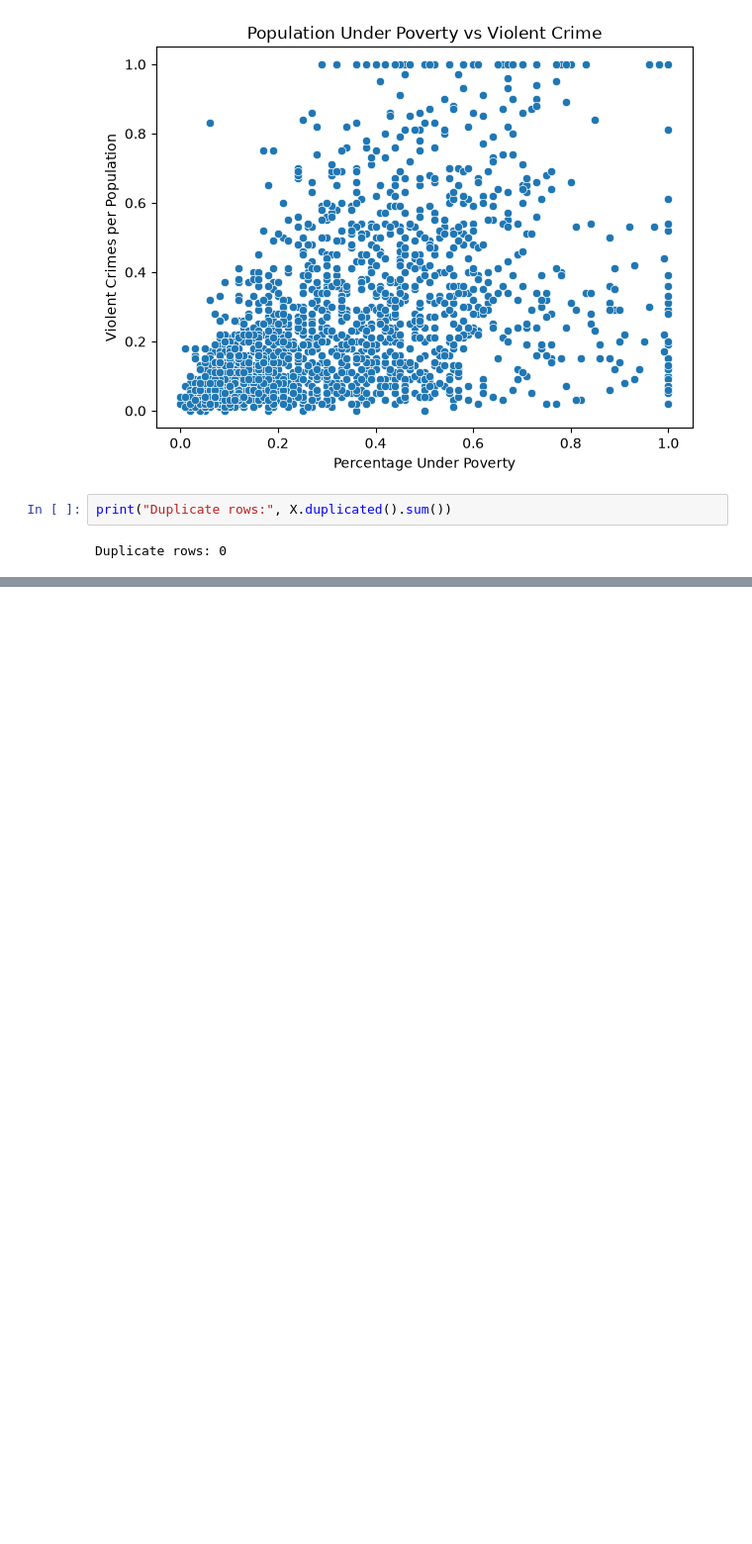
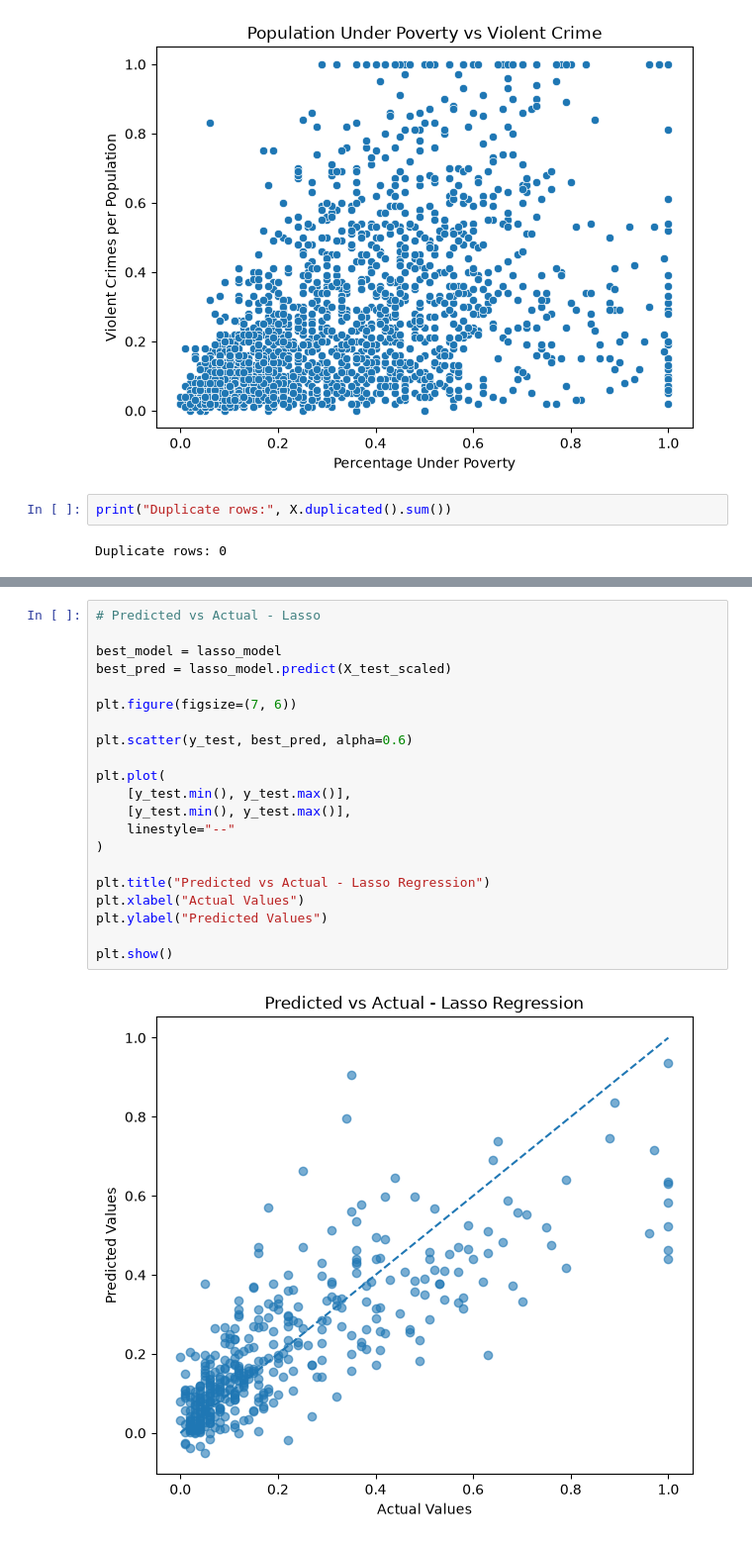
Before and after one commit to swethambariv7/UCI_HeartDisease_and_CommunitiesAndCrime, a Jupyter notebook: regression.ipynb, the cells around one changed output, grey strips where cells are left out. Shown at 99% size. Drawn from its saved outputs; the diff is of its cells as text; blank space fills up the shorter version.

```diff
--- a/regression.ipynb
+++ b/regression.ipynb
@@ -483,0 +666,23 @@ tuned_results_df
+# %%
+# Predicted vs Actual - Lasso
+
+best_model = lasso_model
+best_pred = lasso_model.predict(X_test_scaled)
+
+plt.figure(figsize=(7, 6))
+
+plt.scatter(y_test, best_pred, alpha=0.6)
+
+plt.plot(
+    [y_test.min(), y_test.max()],
+    [y_test.min(), y_test.max()],
+    linestyle="--"
+)
+
+plt.title("Predicted vs Actual - Lasso Regression")
+plt.xlabel("Actual Values")
+plt.ylabel("Predicted Values")
+
+plt.show()
+# %% [output]
+[figure, added]
```
Also changed, not shown: parts of 25 cells of this notebook.
